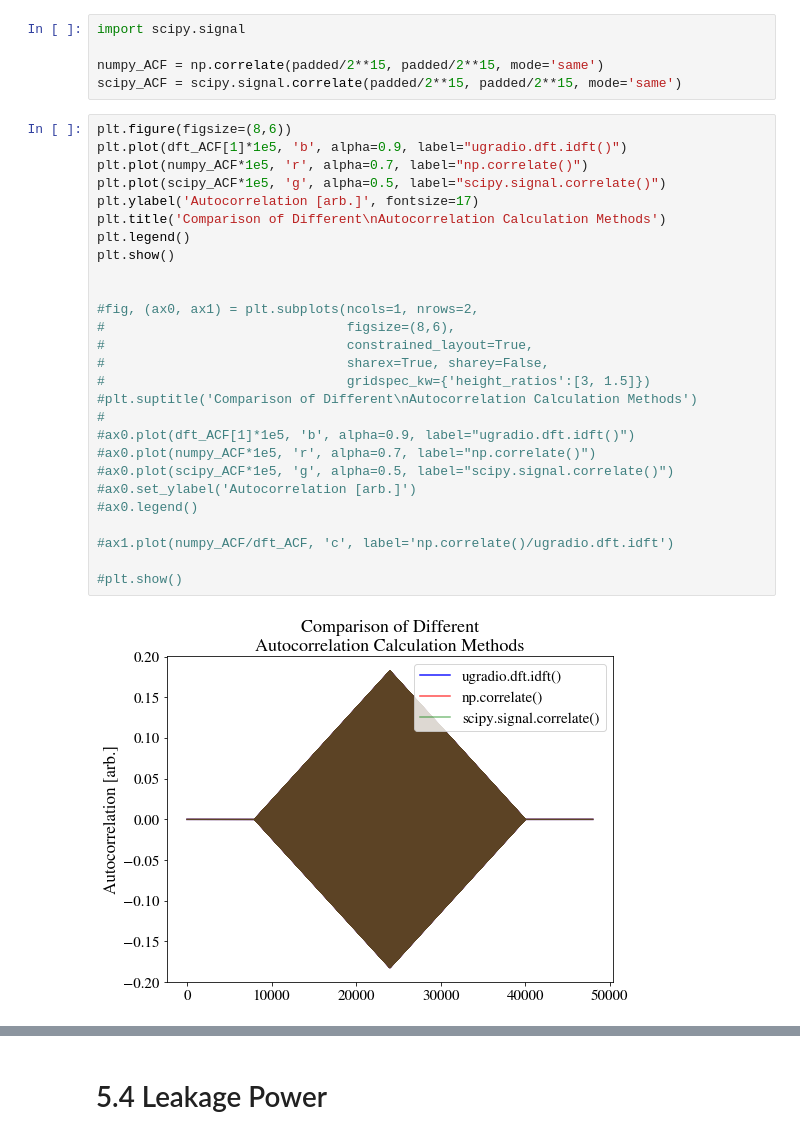
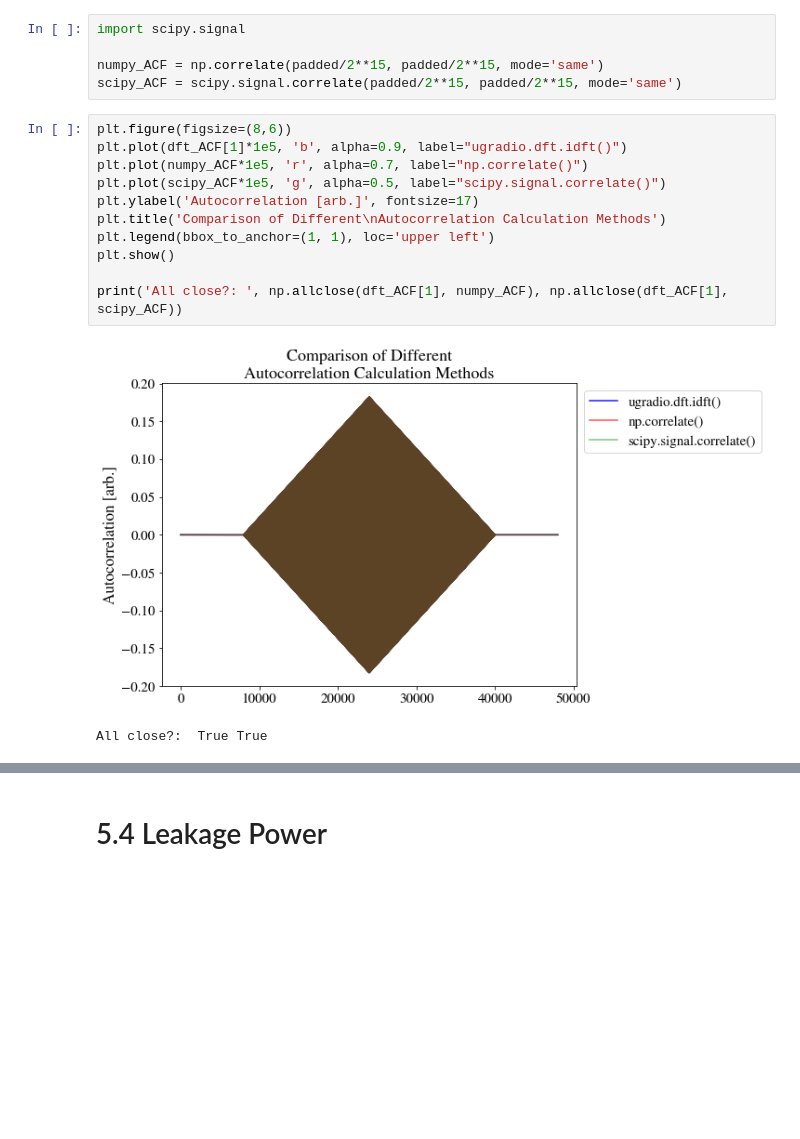
Before and after one commit to James11222/radiolab_repo, a Jupyter notebook: lab1/Darby/Lab_1.ipynb, the cells around one changed output, grey strips where cells are left out. Saved outputs shown, nothing was run; the diff lists cells and outputs as text; blank space fills up the shorter version.

```diff
--- a/lab1/Darby/Lab_1.ipynb
+++ b/lab1/Darby/Lab_1.ipynb
@@ -657,29 +659,14 @@ scipy_ACF = scipy.signal.correlate(padded/2**15, padded/2**15, mode='same')
 # %%
 plt.figure(figsize=(8,6))
 plt.plot(dft_ACF[1]*1e5, 'b', alpha=0.9, label="ugradio.dft.idft()")
 plt.plot(numpy_ACF*1e5, 'r', alpha=0.7, label="np.correlate()")
 plt.plot(scipy_ACF*1e5, 'g', alpha=0.5, label="scipy.signal.correlate()")
 plt.ylabel('Autocorrelation [arb.]', fontsize=17)
 plt.title('Comparison of Different\nAutocorrelation Calculation Methods')
-plt.legend()
+plt.legend(bbox_to_anchor=(1, 1), loc='upper left')
 plt.show()
 
-
-#fig, (ax0, ax1) = plt.subplots(ncols=1, nrows=2,
-#                               figsize=(8,6),
-#                               constrained_layout=True,
-#                               sharex=True, sharey=False,
-#                               gridspec_kw={'height_ratios':[3, 1.5]})
-#plt.suptitle('Comparison of Different\nAutocorrelation Calculation Methods')
-#
-#ax0.plot(dft_ACF[1]*1e5, 'b', alpha=0.9, label="ugradio.dft.idft()")
-#ax0.plot(numpy_ACF*1e5, 'r', alpha=0.7, label="np.correlate()")
-#ax0.plot(scipy_ACF*1e5, 'g', alpha=0.5, label="scipy.signal.correlate()")
-#ax0.set_ylabel('Autocorrelation [arb.]')
-#ax0.legend()
-
-#ax1.plot(numpy_ACF/dft_ACF, 'c', label='np.correlate()/ugradio.dft.idft')
-
-#plt.show()
+print('All close?: ', np.allclose(dft_ACF[1], numpy_ACF), np.allclose(dft_ACF[1], scipy_ACF))
 # %% [output]
-[figure, old version]
+[figure, new version]
+All close?:  True True
```
Also changed, not shown: parts of 26 cells of this notebook.
